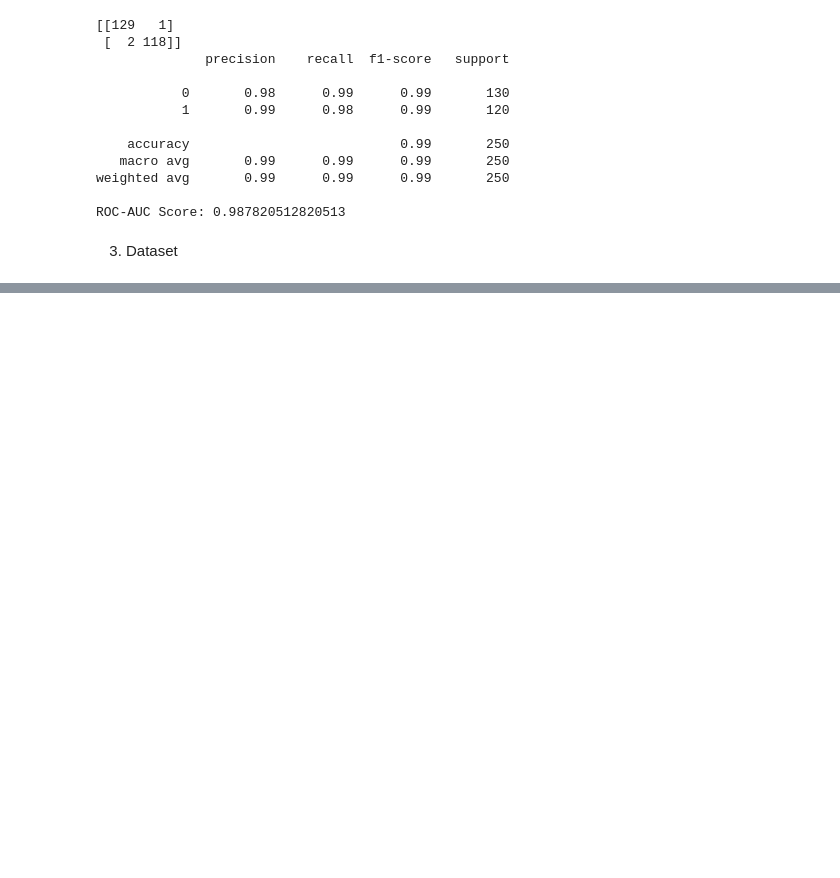
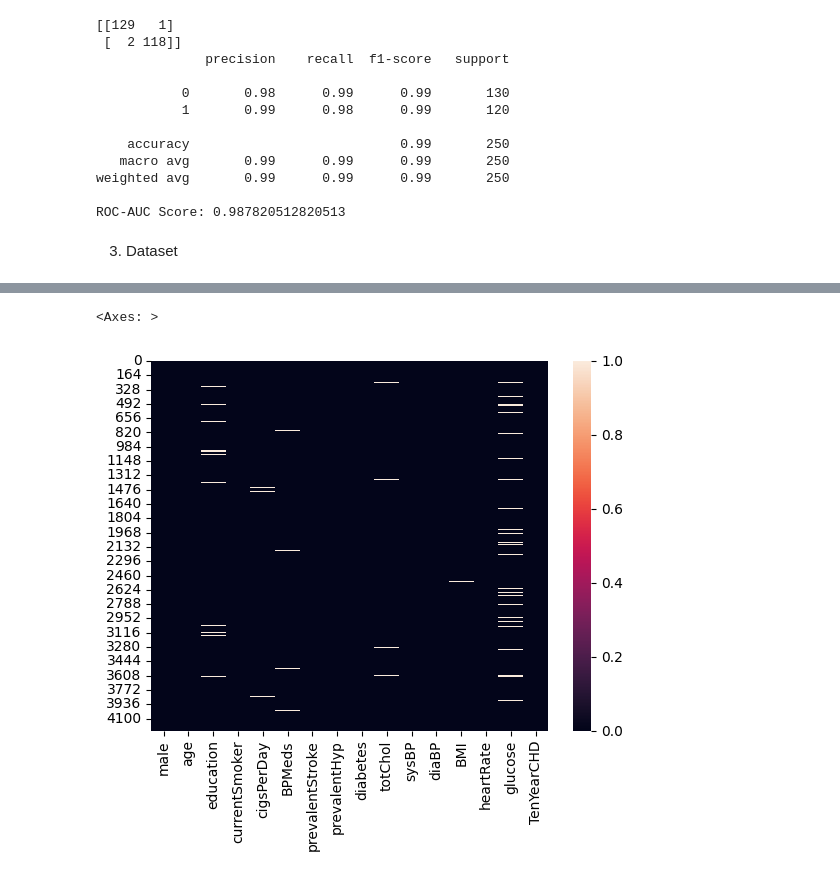
Before and after one commit to Szafranerio/Machine-Learning, a Jupyter notebook: SVM/SVM_InDepth.ipynb, the cells around one changed output, grey strips where cells are left out. Saved outputs shown, nothing was run; the diff lists cells and outputs as text; code cells hidden in the pictures; blank space fills up the shorter version.

```diff
--- a/SVM/SVM_InDepth.ipynb
+++ b/SVM/SVM_InDepth.ipynb
@@ -96,0 +102,5 @@ FileNotFoundError: [Errno 2] No such file or directory: './data/framingham.csv'
+# %%
+sns.heatmap(data.isnull())
+# %% [output]
+<Axes: >
+[figure, added]
```
Also changed, not shown: parts of 3 cells of this notebook, 1 other file.
